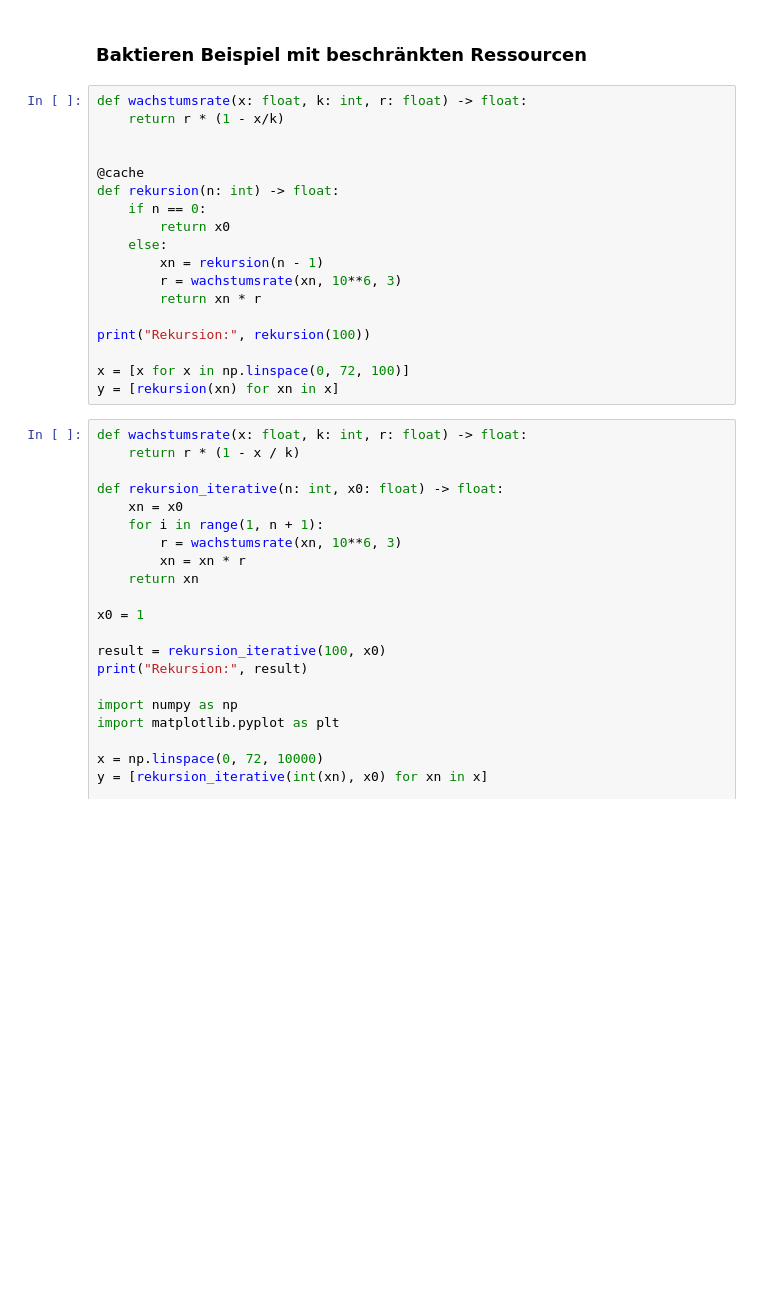
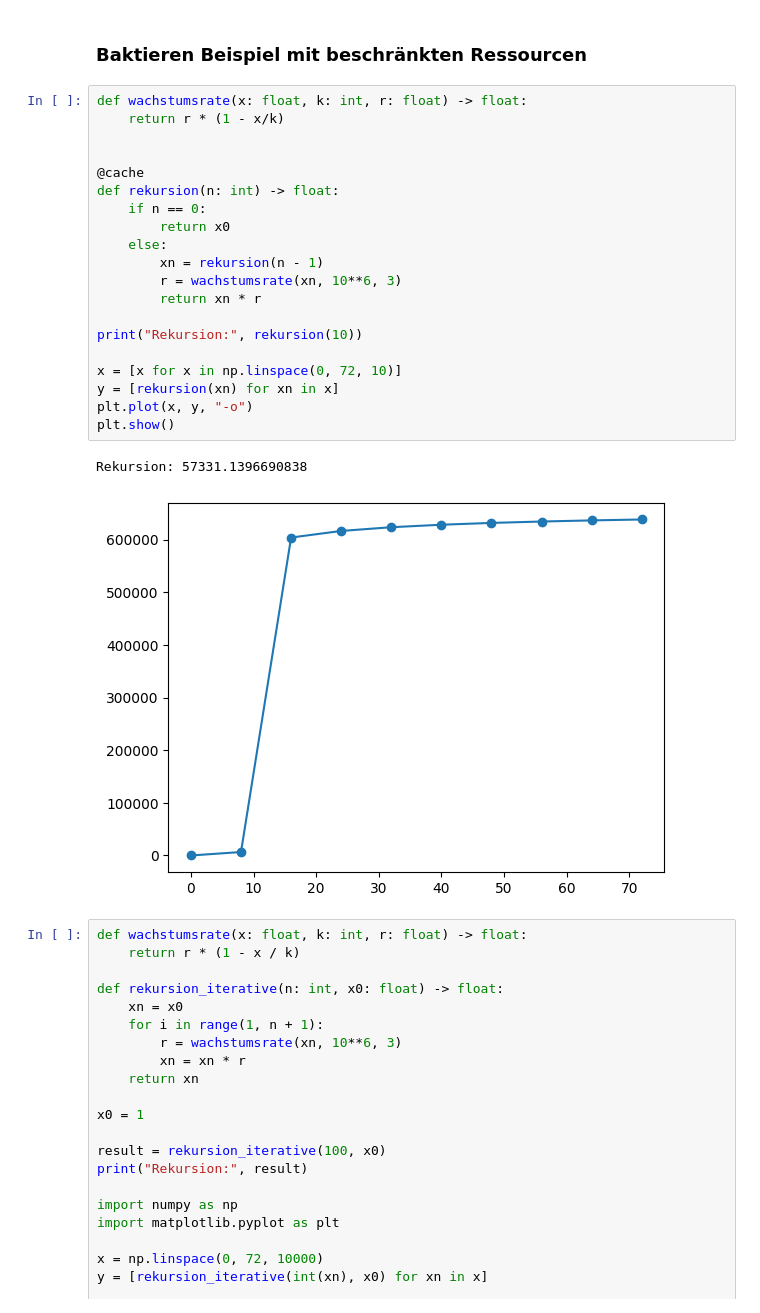
Before and after one commit to tombk556/MSM-Modellbildung-und-Modellanpassung, a Jupyter notebook: src/Rechner.ipynb, the cells around one changed output. Saved outputs shown, nothing was run; the diff lists cells and outputs as text; blank space fills up the shorter version.

```diff
--- a/src/Rechner.ipynb
+++ b/src/Rechner.ipynb
@@ -172,21 +178,26 @@ Explizit: 4722366482869645213696
 # %%
 def wachstumsrate(x: float, k: int, r: float) -> float:
     return r * (1 - x/k)
 
 
 @cache
 def rekursion(n: int) -> float:
     if n == 0:
         return x0
     else:
         xn = rekursion(n - 1)
         r = wachstumsrate(xn, 10**6, 3)
         return xn * r
 
-print("Rekursion:", rekursion(100))
+print("Rekursion:", rekursion(10))
 
-x = [x for x in np.linspace(0, 72, 100)]
+x = [x for x in np.linspace(0, 72, 10)]
 y = [rekursion(xn) for xn in x]
+plt.plot(x, y, "-o")
+plt.show()
+# %% [output]
+Rekursion: 57331.1396690838
+[figure, added]
 # %%
 def wachstumsrate(x: float, k: int, r: float) -> float:
     return r * (1 - x / k)
```
Also changed, not shown: parts of 33 cells of this notebook, 1 other file.
